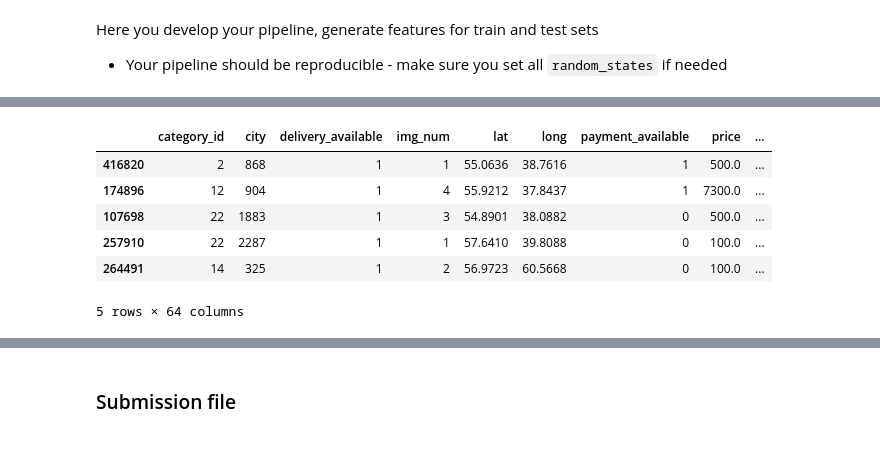
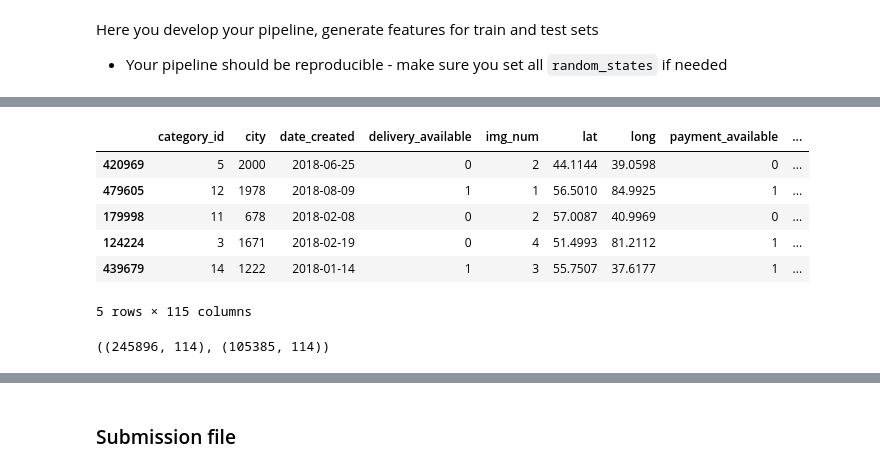
Before and after one commit to ntlz/kaggle_competition, a Jupyter notebook: ML Kayumov.ipynb, the cells around one changed output, grey strips where cells are left out. Saved outputs shown, nothing was run; the diff lists cells and outputs as text; code cells hidden in the pictures.

```diff
--- a/ML Kayumov.ipynb
+++ b/ML Kayumov.ipynb
@@ -557,0 +595,3 @@ clf = GradientBoostingClassifier().fit(X_train, y_train)
+# %%
+name_vectorizer = TfidfVectorizer(max_features=50, ngram_range=(1,3))
+name_vectorizer.fit(name_texts)
@@ -558 +606,8 @@ clf = GradientBoostingClassifier().fit(X_train, y_train)
+# %%
+X_train_name_vectors = name_vectorizer.transform(X_train.name_text.values)
+X_val_name_vectors = name_vectorizer.transform(X_val.name_text.values)
+# %%
+for j in np.arange(X_train_name_vectors.T.shape[0]):
+    kkk = np.array(X_train_name_vectors.T[j].todense()).reshape(X_train.shape[0], 1)
+    X_train.loc[:, 'name'+str(j)] = kkk
 # %%
@@ -595,11 +616,0 @@ See the caveats in the documentation: http://pandas.pydata.org/pandas-docs/stabl
-# %%
-X_val = X_val.drop(['desc_text', 'date_created'], axis=1)
-X_val.head()
-# %% [output]
-|  | category_id | city | delivery_available | img_num | lat | long | payment_available | price | ... |
-| 416820 | 2 | 868 | 1 | 1 | 55.0636 | 38.7616 | 1 | 500.0 | ... |
-| 174896 | 12 | 904 | 1 | 4 | 55.9212 | 37.8437 | 1 | 7300.0 | ... |
-| 107698 | 22 | 1883 | 1 | 3 | 54.8901 | 38.0882 | 0 | 500.0 | ... |
-| 257910 | 22 | 2287 | 1 | 1 | 57.6410 | 39.8088 | 0 | 100.0 | ... |
-| 264491 | 14 | 325 | 1 | 2 | 56.9723 | 60.5668 | 0 | 100.0 | ... |
-5 rows × 64 columns
@@ -607,0 +617,13 @@ y_pred = clf.predict(X_val)
+# %%
+X_train = X_train.drop(['name_text'], axis=1)
+X_val = X_val.drop(['name_text'], axis=1)
+# %%
+X_train.head()
+# %% [output]
+|  | category_id | city | date_created | delivery_available | img_num | lat | long | payment_available | ... |
+| 420969 | 5 | 2000 | 2018-06-25 | 0 | 2 | 44.1144 | 39.0598 | 0 | ... |
+| 479605 | 12 | 1978 | 2018-08-09 | 1 | 1 | 56.5010 | 84.9925 | 1 | ... |
+| 179998 | 11 | 678 | 2018-02-08 | 0 | 2 | 57.0087 | 40.9969 | 0 | ... |
+| 124224 | 3 | 1671 | 2018-02-19 | 0 | 4 | 51.4993 | 81.2112 | 1 | ... |
+| 439679 | 14 | 1222 | 2018-01-14 | 1 | 3 | 55.7507 | 37.6177 | 1 | ... |
+5 rows × 115 columns
@@ -607,0 +633,4 @@ y_pred = clf.predict(X_val)
+# %%
+X_train.shape, X_val.shape
+# %% [output]
+((245896, 114), (105385, 114))
```
Also changed, not shown: parts of 34 cells of this notebook, 1 other file.
